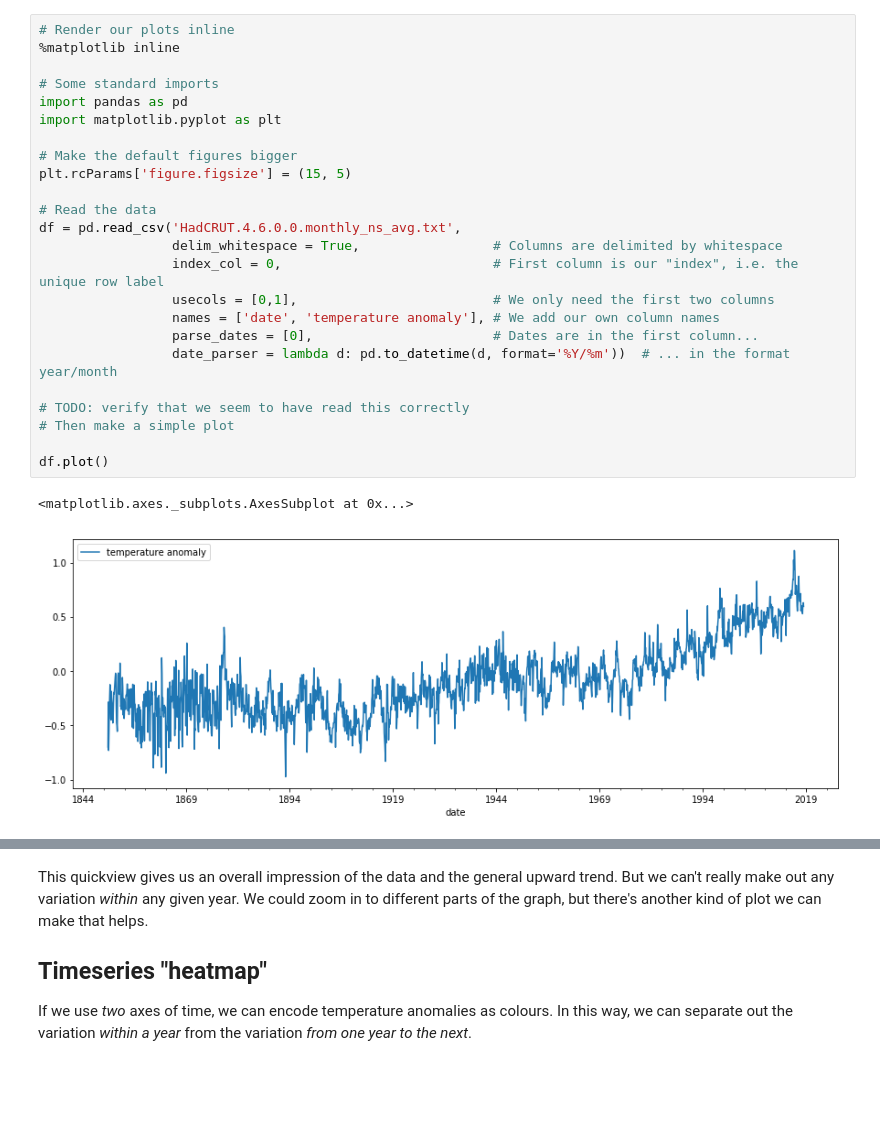
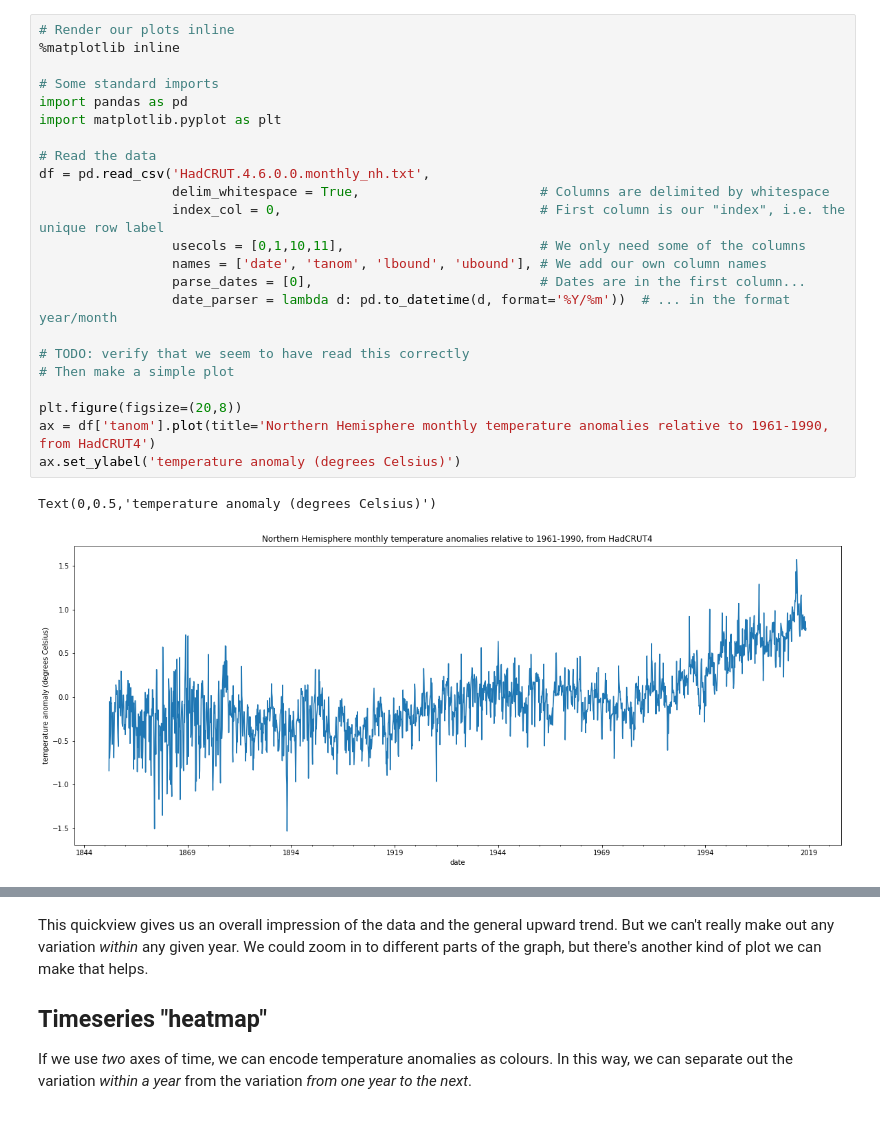
Before and after one commit to Data-Tree/visualization, a Jupyter notebook: timeseries/Visualizing timeseries.ipynb, the cells around one changed output, grey strips where cells are left out. Saved outputs shown, nothing was run; the diff lists cells and outputs as text; blank space fills up the shorter version.

```diff
--- a/timeseries/Visualizing timeseries.ipynb
+++ b/timeseries/Visualizing timeseries.ipynb
@@ -20,27 +21,26 @@ Reading text files can be slightly tricky because of things like character encod
 # %%
 # Render our plots inline
 %matplotlib inline
 
 # Some standard imports
 import pandas as pd
 import matplotlib.pyplot as plt
 
-# Make the default figures bigger
-plt.rcParams['figure.figsize'] = (15, 5)
-
 # Read the data
-df = pd.read_csv('HadCRUT.4.6.0.0.monthly_ns_avg.txt',
-                 delim_whitespace = True,                 # Columns are delimited by whitespace
-                 index_col = 0,                           # First column is our "index", i.e. the unique row label
-                 usecols = [0,1],                         # We only need the first two columns
-                 names = ['date', 'temperature anomaly'], # We add our own column names
-                 parse_dates = [0],                       # Dates are in the first column...
+df = pd.read_csv('HadCRUT.4.6.0.0.monthly_nh.txt',
+                 delim_whitespace = True,                       # Columns are delimited by whitespace
+                 index_col = 0,                                 # First column is our "index", i.e. the unique row label
+                 usecols = [0,1,10,11],                         # We only need some of the columns
+                 names = ['date', 'tanom', 'lbound', 'ubound'], # We add our own column names
+                 parse_dates = [0],                             # Dates are in the first column...
                  date_parser = lambda d: pd.to_datetime(d, format='%Y/%m'))  # ... in the format year/month
 
 # TODO: verify that we seem to have read this correctly
 # Then make a simple plot
 
-df.plot()
+plt.figure(figsize=(20,8))
+ax = df['tanom'].plot(title='Northern Hemisphere monthly temperature anomalies relative to 1961-1990, from HadCRUT4')
+ax.set_ylabel('temperature anomaly (degrees Celsius)')
 # %% [output]
-<matplotlib.axes._subplots.AxesSubplot at 0x...>
+Text(0,0.5,'temperature anomaly (degrees Celsius)')
-[figure, old version]
+[figure, new version]
```
Also changed, not shown: parts of 5 cells of this notebook.
